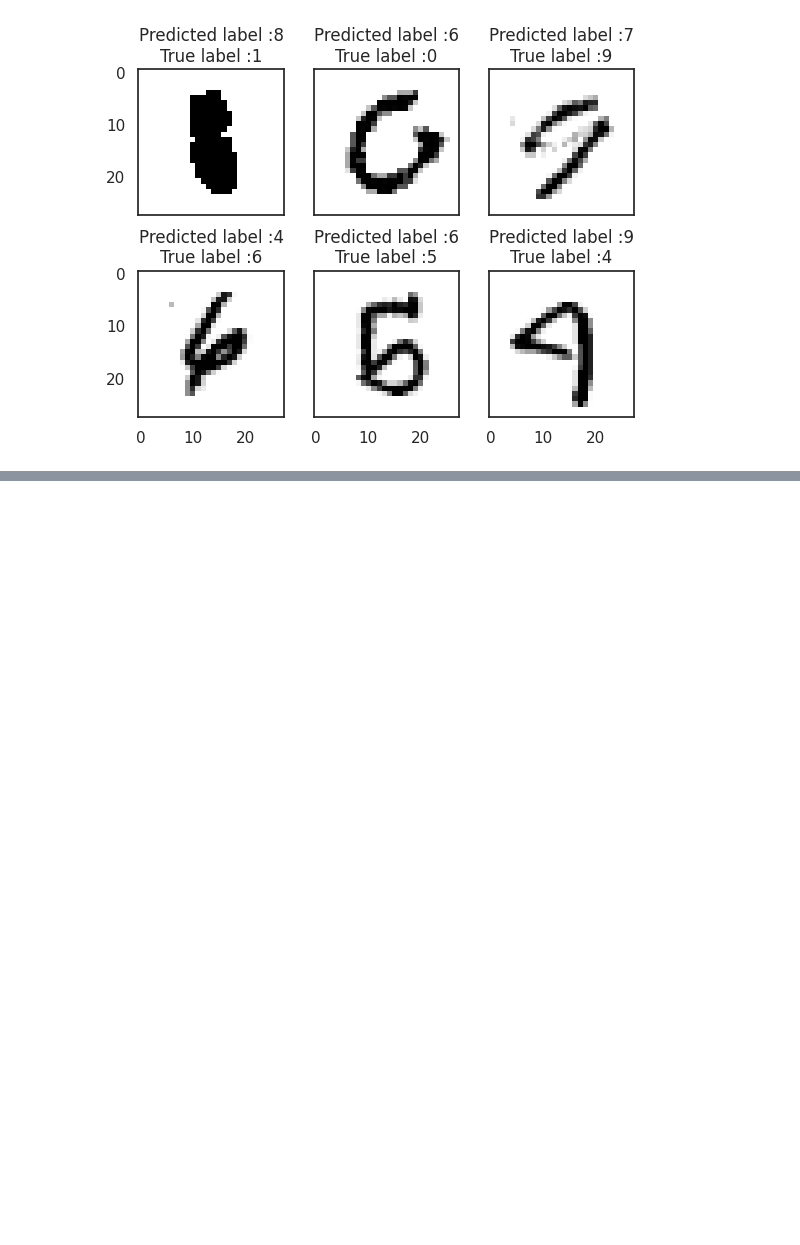
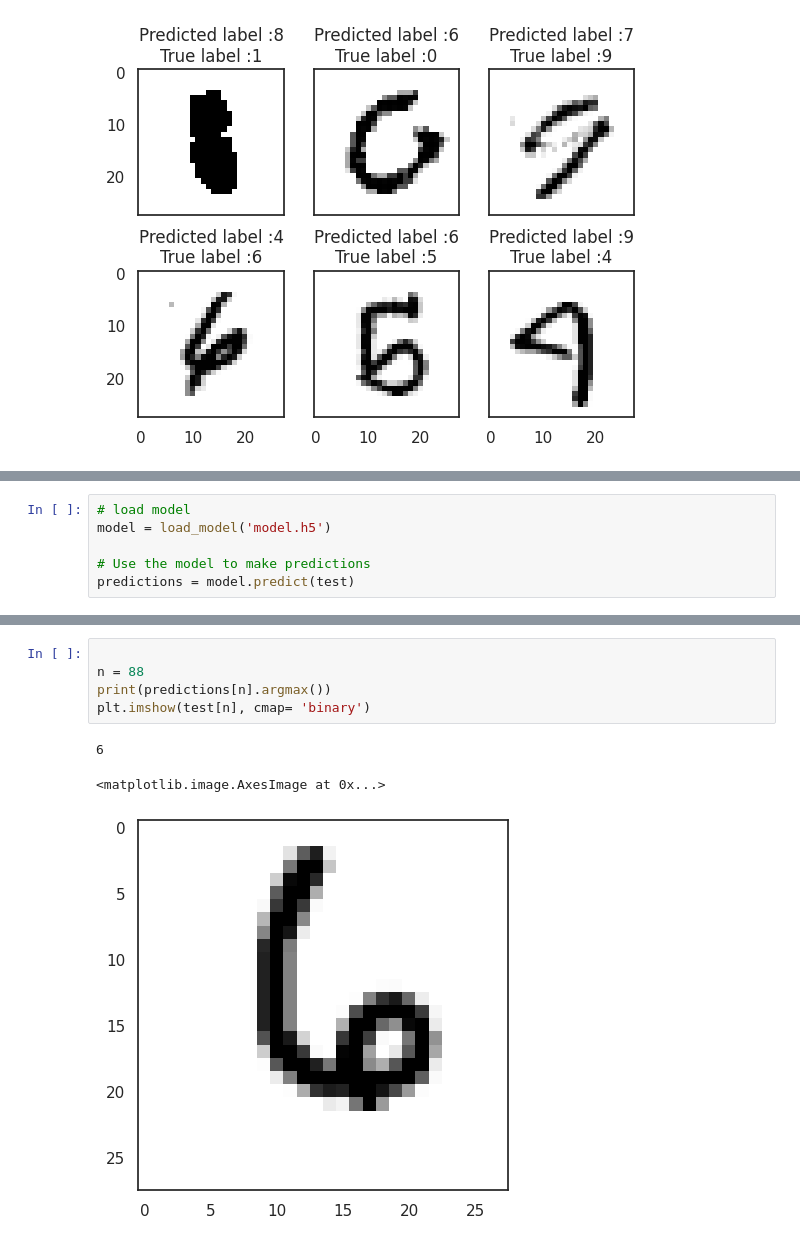
Before and after one commit to 24-mohamedyehia/image_classification, a Jupyter notebook: 4_mnist_CNN.ipynb, the cells around one changed output, grey strips where cells are left out. Saved outputs shown, nothing was run; the diff lists cells and outputs as text; blank space fills up the shorter version.

```diff
--- a/4_mnist_CNN.ipynb
+++ b/4_mnist_CNN.ipynb
@@ -264,0 +268,6 @@ display_errors(most_important_errors, X_val_errors, Y_pred_classes_errors, Y_tru
+# %%
+# load model
+model = load_model('model.h5')
+
+# Use the model to make predictions
+predictions = model.predict(test)
@@ -264,0 +276,9 @@ display_errors(most_important_errors, X_val_errors, Y_pred_classes_errors, Y_tru
+# %%
+
+n = 88
+print(predictions[n].argmax())
+plt.imshow(test[n], cmap= 'binary')
+# %% [output]
+6
+<matplotlib.image.AxesImage at 0x...>
+[figure, added]
```
Also changed, not shown: parts of 4 cells of this notebook.
